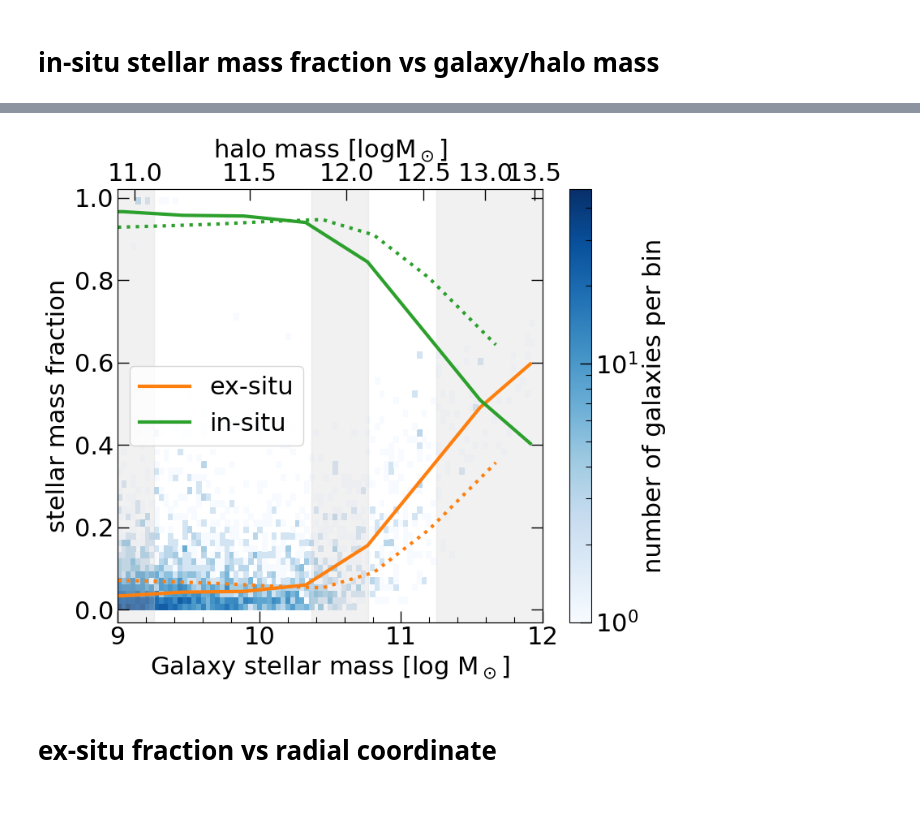
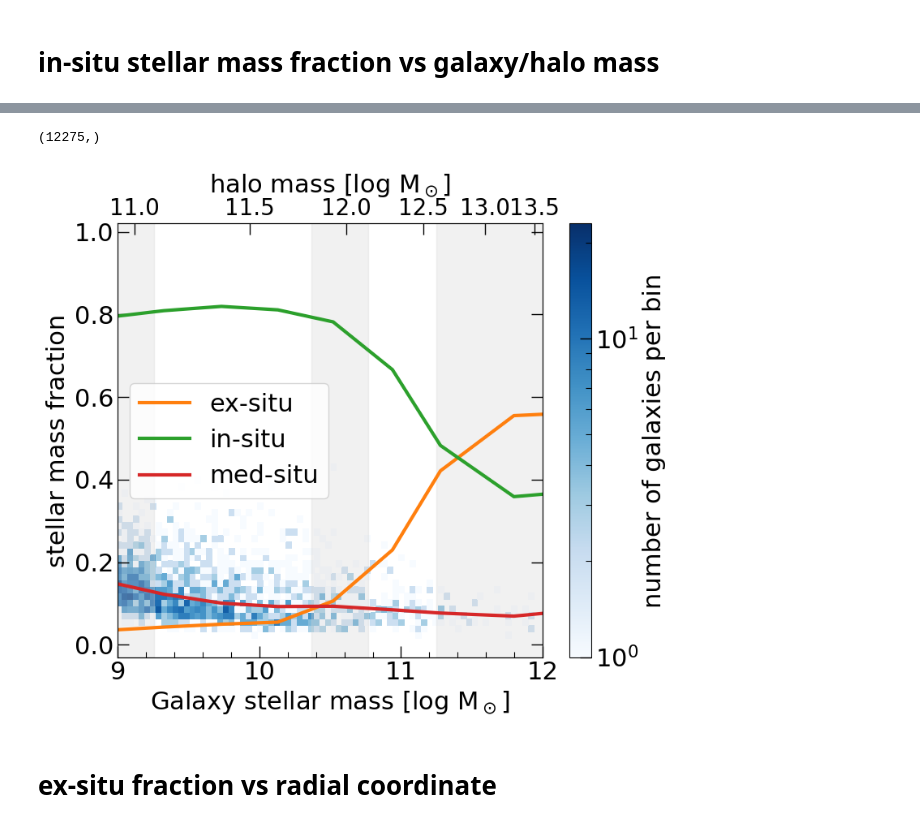
Before and after one commit to nelson-group/Ole_insitu_stars, a Jupyter notebook: in-situ analysis (paper).ipynb, the cells around one changed output, grey strips where cells are left out. Cells and saved outputs as stored; diff of their text form; code cells hidden in the pictures.

```diff
--- a/in-situ analysis (paper).ipynb
+++ b/in-situ analysis (paper).ipynb
@@ -28,32 +73,28 @@ boxSize = il.groupcat.loadHeader(basePath,99)['BoxSize']
 # %%
+sub_mask = np.nonzero(subhaloFlag)[0]
+print(sub_mask.shape)
+infracs = insitu_stellar_mass[sub_mask] / stellar_mass[sub_mask]
+medfracs = medsitu_stellar_mass[sub_mask] / stellar_mass[sub_mask]
+exfracs = exsitu_stellar_mass[sub_mask] / stellar_mass[sub_mask]
+
+log_stellar_mass = np.log10(stellar_mass[sub_mask])
+
+mass_bins, ex_bins, exy16, exy84 =  funcs.binData_med(log_stellar_mass, exfracs, 20)
+_, in_bins, iny16, iny84 =  funcs.binData_med(log_stellar_mass, infracs, 20)
+_, med_bins, medy16, medy84 =  funcs.binData_med(log_stellar_mass, medfracs, 20)
+
+# mask = np.where(stellar_mass > 8.5)
+
 mpl.rcParams['xtick.labelsize'] = 22
 mpl.rcParams['ytick.labelsize'] = 22
 
-fig_snap = 99
-
-f = h5py.File(basePath[:-6]+f'postprocessing/StellarAssembly/galaxies_0{fig_snap}.hdf5','r')
-stellar_mass = f['StellarMassTotal'][:]
-exsitu_stellar_mass = f['StellarMassExSitu'][:]
-
-frac = exsitu_stellar_mass[np.where(stellar_mass>0)[0]] / stellar_mass[np.where(stellar_mass>0)[0]]
-stellar_mass = np.log10(stellar_mass[np.where(stellar_mass>0)[0]] * 1e10/h_const)
-f.close()
-
-exsm_med, exfrac_med, exy16, exy84 =  funcs.binData_med(stellar_mass, frac, 20)
-insm_med, infrac_med, iny16, iny84 =  funcs.binData_med(stellar_mass, 1 - frac, 20)
-
-order = np.argsort(stellar_mass)
-stellar_mass = stellar_mass[order]
-frac = frac[order]
-
-mask = np.where(stellar_mass > 8.5)
-
 fig, ax = plt.subplots(1,1, figsize = (8,7))
-plt.hist2d(stellar_mass[mask],frac[mask], cmap = 'Blues',norm = mpl.colors.LogNorm(), bins = (128,64))
+plt.hist2d(log_stellar_mass, medfracs, cmap = 'Blues',norm = mpl.colors.LogNorm(), bins = (200,64), rasterized = True)
 cb = plt.colorbar()
 cb.set_label(label='number of galaxies per bin',size = 22)
-ax.plot(exsm_med,exfrac_med,color = 'tab:orange', label = 'ex-situ')
-ax.plot(insm_med,infrac_med,color = 'tab:green', label = 'in-situ')
+ax.plot(mass_bins, ex_bins, color = 'tab:orange', label = 'ex-situ')
+ax.plot(mass_bins, in_bins, color = 'tab:green', label = 'in-situ')
+ax.plot(mass_bins, med_bins, color = 'tab:red', label = 'med-situ')
 # ax.fill_between(exsm_med, exy16,exy84,alpha = 0.3,color = 'tab:orange')
 # ax.fill_between(insm_med, iny16,iny84,alpha = 0.3,color = 'tab:green')
 
@@ -61,62 +102,63 @@ plt.legend()
 plt.xlim(9,12)
 plt.ylim(-0.03,1.02)
 
-fig_snap = 33
+# fig_snap = 33
 
-f = h5py.File(basePath[:-6]+f'postprocessing/StellarAssembly/galaxies_0{fig_snap}.hdf5','r')
-stellar_mass = f['StellarMassTotal'][:]
-exsitu_stellar_mass = f['StellarMassExSitu'][:]
+# f = h5py.File(basePath[:-6]+f'postprocessing/StellarAssembly/galaxies_0{fig_snap}.hdf5','r')
+# stellar_mass = f['StellarMassTotal'][:]
+# exsitu_stellar_mass = f['StellarMassExSitu'][:]
 
-frac = exsitu_stellar_mass[np.where(stellar_mass>0)[0]] / stellar_mass[np.where(stellar_mass>0)[0]]
-stellar_mass = np.log10(stellar_mass[np.where(stellar_mass>0)[0]] * 1e10/h_const)
-f.close()
+# frac = exsitu_stellar_mass[np.where(stellar_mass>0)[0]] / stellar_mass[np.where(stellar_mass>0)[0]]
+# stellar_mass = np.log10(stellar_mass[np.where(stellar_mass>0)[0]] * 1e10/h_const)
+# f.close()
 
-exsm_med, exfrac_med, exy16, exy84 =  funcs.binData_med(stellar_mass, frac, 20)
-insm_med, infrac_med, iny16, iny84 =  funcs.binData_med(stellar_mass, 1 - frac, 20)
+# exsm_med, exfrac_med, exy16, exy84 =  funcs.binData_med(stellar_mass, frac, 20)
+# insm_med, infrac_med, iny16, iny84 =  funcs.binData_med(stellar_mass, 1 - frac, 20)
 
-order = np.argsort(stellar_mass)
-stellar_mass = stellar_mass[order]
-frac = frac[order]
+# order = np.argsort(stellar_mass)
+# stellar_mass = stellar_mass[order]
+# frac = frac[order]
 
-mask = np.where(stellar_mass > 8.5)
+# mask = np.where(stellar_mass > 8.5)
 
-ax.plot(exsm_med,exfrac_med,color = 'tab:orange', linestyle = 'dotted')
-ax.plot(insm_med,infrac_med,color = 'tab:green', linestyle = 'dotted')
+# ax.plot(exsm_med,exfrac_med,color = 'tab:orange', linestyle = 'dotted')
+# ax.plot(insm_med,infrac_med,color = 'tab:green', linestyle = 'dotted')
 
 
 group_m = np.array([6.86093282699585, 7.398449420928955, 7.901801109313965, 8.393900871276855, 8.886045455932617,\
                     9.339580535888672, 9.809768676757812, 10.323699951171875, 10.840004920959473, 11.344971656799316,\
                     11.868677139282227, 12.379907608032227, 12.879098892211914, 13.441740036010742, 13.891986846923828])
 gal_m = np.array([4.742977619171143, 4.718081474304199, 4.761687278747559, 4.795966625213623, 4.861518859863281,\
                   5.147671699523926, 6.013262748718262, 7.66148042678833, 8.850899696350098, 9.708621978759766,\
                   10.465829849243164, 11.046808242797852, 11.511899948120117, 11.899462699890137, 12.20790958404541])
 secax = ax.twiny()
 from scipy import interpolate
 f_interp = interpolate.interp1d(group_m, gal_m)
 new_tick_locations = np.array([11.,11.5,12.,12.5,13.,13.5])
 secax.set_xlim(ax.get_xlim())
 secax.set_xticks(f_interp(new_tick_locations))
-secax.set_xticklabels(new_tick_locations)
+secax.set_xticklabels(new_tick_locations, size = 20)
 secax.minorticks_off()
-secax.set_xlabel(r'halo mass [log$\rm{M}_\odot$]', size = 22)
+secax.set_xlabel(r'halo mass [log $\rm{M}_\odot$]', size = 22)
 
 rec_dwarf = Rectangle((f_interp(10.8),-0.1),0.5,1.2, color = 'lightgray', alpha = 0.3)
 ax.add_patch(rec_dwarf)
 rec_mw = Rectangle((f_interp(11.8),-0.1),0.4,1.2, color = 'lightgray', alpha = 0.3)
 ax.add_patch(rec_mw)
 rec_group = Rectangle((f_interp(12.6),-0.1),0.8,1.2, color = 'lightgray', alpha = 0.3)
 ax.add_patch(rec_group)
 
 
 ax.set_xlabel(r'Galaxy stellar mass [log $\rm{M}_\odot$]', size = 22)
 ax.set_ylabel('stellar mass fraction', size = 22)
 fig.tight_layout()
 #plt.grid()
-plt.savefig('pics/ex-situ_in-situ_mass_fraction/ex-in-situ_mass_frac_final.pdf',format = 'pdf')
+plt.savefig(f'pics/ex-situ_in-situ_mass_fraction/ex-in-med-situ_mass_frac_50-{basePath[38]}.pdf',format = 'pdf')
 
 plt.style.use('fancy_plots2.mplstyle')
 # %% [output]
+(12275,)
-[figure, old version]
+[figure, new version]
 # %% [markdown]
 # ex-situ fraction vs radial coordinate
 # %%
```
Also changed, not shown: parts of 3 cells of this notebook.
